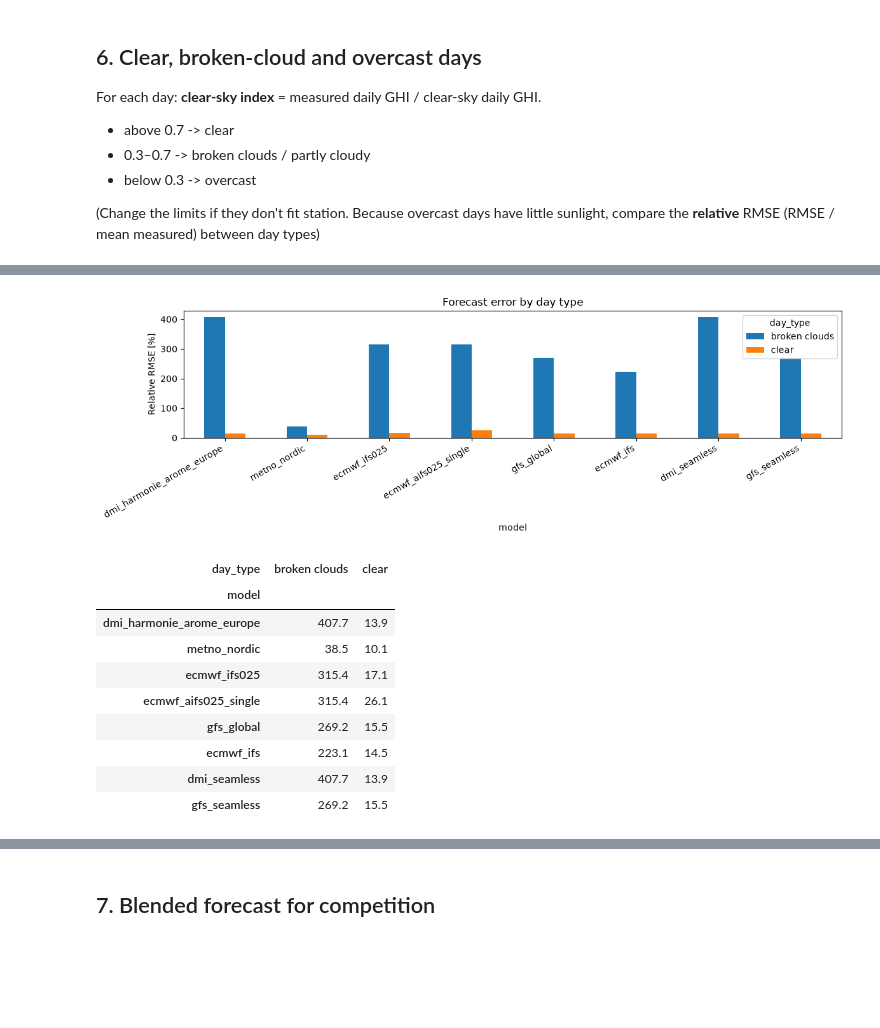
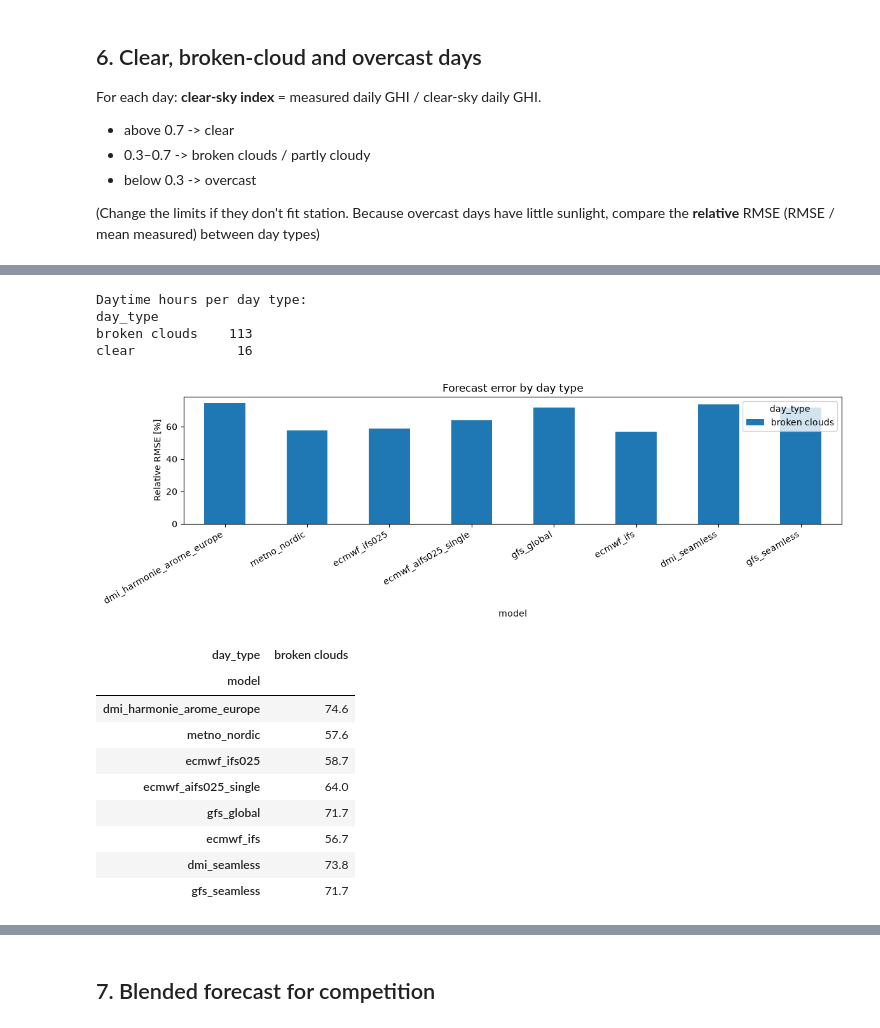
Before and after one commit to grzrzmj/solar_resource_assesment_group15, a Jupyter notebook: forecast_evaluation.ipynb, the cells around one changed output, grey strips where cells are left out. Saved outputs shown, nothing was run; the diff lists cells and outputs as text; code cells hidden in the pictures; blank space fills up the shorter version.

Commit message:
Adding part 7, new data, fixes
sorry that not through branches

```diff
--- a/forecast_evaluation.ipynb
+++ b/forecast_evaluation.ipynb
@@ -384,6 +384,10 @@ day['clearsky_index'] = day['measured'] / day['clear']
 day['day_type'] = pd.cut(day['clearsky_index'], bins=[-1, 0.3, 0.7, 10],
                          labels=['overcast', 'broken clouds', 'clear'])
 
+
+meas['kc'] = (meas['ghi'] / meas['ghi_clear']).where(meas['ghi_clear'] > 50)
+day['variability'] = meas.groupby('date')['kc'].apply(lambda k: k.diff().abs().mean())
+
 print(day['day_type'].value_counts())
 day.round(2)
 # %% [output]
@@ -409,30 +449,43 @@ Name: count, dtype: int64
 # %%
 data['date'] = (pd.DatetimeIndex(data['time']) - pd.Timedelta(minutes=30)).date
 data['day_type'] = data['date'].map(day['day_type'])
 
 type_scores = data.dropna(subset=['day_type']).groupby(['model', 'day_type'], observed=True).agg(
     bias=('error', bias), rmse=('error', rmse), mean_measured=('measured', 'mean'))
 type_scores['rel_rmse_%'] = 100 * type_scores['rmse'] / type_scores['mean_measured']
+type_scores['n_hours'] = data.dropna(subset=['day_type']).groupby(['model', 'day_type'], observed=True).size()
 
-table = type_scores['rel_rmse_%'].unstack().reindex(models)
-table.plot.bar(figsize=(12, 4))
-plt.ylabel('Relative RMSE [%]')
-plt.title('Forecast error by day type')
-plt.xticks(rotation=30, ha='right')
-plt.tight_layout()
-plt.show()
+# With only a few hours (e.g. 2 low-sun hours) the relative RMSE is meaningless, so leave those out
+min_hours = 20
+print('Daytime hours per day type:')
+print(type_scores['n_hours'].groupby('day_type', observed=True).max().to_string())
+type_scores = type_scores[type_scores['n_hours'] >= min_hours]
 
-table.round(1)
+if len(type_scores) == 0:
+    print(f'No day type has {min_hours} or more hours yet.')
+else:
+    table = type_scores['rel_rmse_%'].unstack().reindex(models)
+    table.plot.bar(figsize=(12, 4))
+    plt.ylabel('Relative RMSE [%]')
+    plt.title('Forecast error by day type')
+    plt.xticks(rotation=30, ha='right')
+    plt.tight_layout()
+    plt.show()
+    display(table.round(1))
 # %% [output]
+Daytime hours per day type:
+day_type
+broken clouds    113
+clear             16
-[figure, old version]
+[figure, new version]
-| day_type | broken clouds | clear |
-| model |  |  |
-| dmi_harmonie_arome_europe | 407.7 | 13.9 |
-| metno_nordic | 38.5 | 10.1 |
-| ecmwf_ifs025 | 315.4 | 17.1 |
-| ecmwf_aifs025_single | 315.4 | 26.1 |
-| gfs_global | 269.2 | 15.5 |
-| ecmwf_ifs | 223.1 | 14.5 |
-| dmi_seamless | 407.7 | 13.9 |
-| gfs_seamless | 269.2 | 15.5 |
+| day_type | broken clouds |
+| model |  |
+| dmi_harmonie_arome_europe | 74.6 |
+| metno_nordic | 57.6 |
+| ecmwf_ifs025 | 58.7 |
+| ecmwf_aifs025_single | 64.0 |
+| gfs_global | 71.7 |
+| ecmwf_ifs | 56.7 |
+| dmi_seamless | 73.8 |
+| gfs_seamless | 71.7 |
 # %%
```
Also changed, not shown: parts of 18 cells of this notebook, 13 other files.
